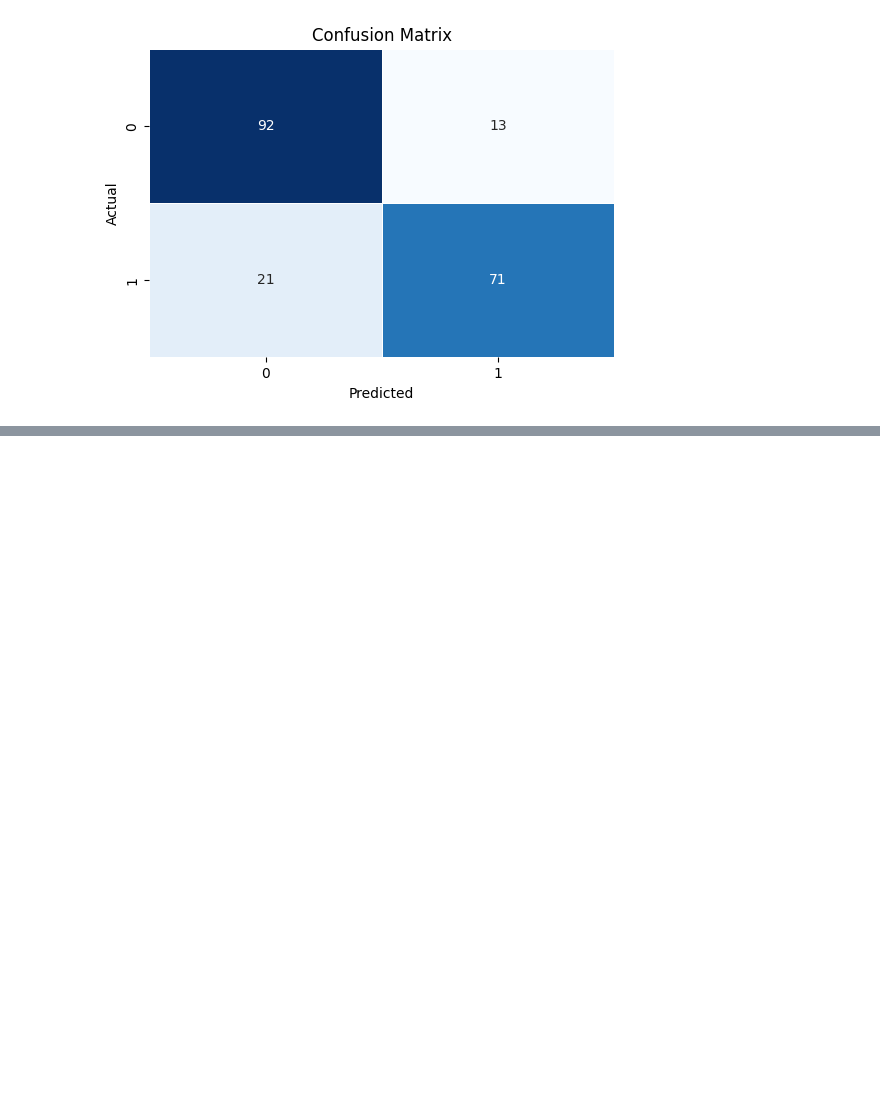
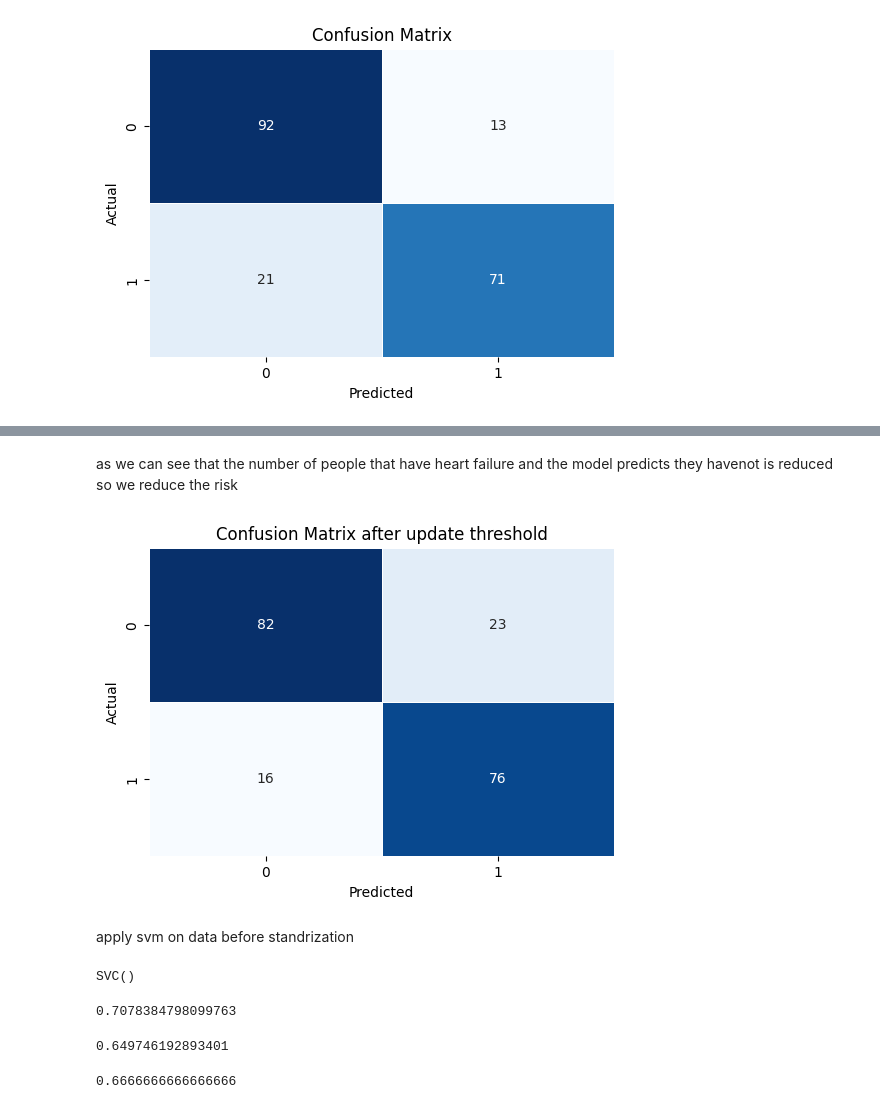
Before and after one commit to MoBialyy/MLprojHeartFailure, a Jupyter notebook: mL_project_(1)[1].ipynb, the cells around one changed output, grey strips where cells are left out. Cells and saved outputs as stored; diff of their text form; code cells hidden in the pictures; blank space fills up the shorter version.

```diff
--- a/mL_project_(1)[1].ipynb
+++ b/mL_project_(1)[1].ipynb
@@ -964,0 +967,3 @@ plt.show()
+# %%
+y_proba = model.predict_proba(X_test)[:, 1]
+y_true = y_test
@@ -964,0 +996,4 @@ plt.show()
+# %%
+# Apply a custom threshold to generate predictions
+threshold = 0.1  # Example threshold
+y_pred = (y_proba >= threshold).astype(int)  # Predicted labels based on the threshold
@@ -964,0 +1024,16 @@ plt.show()
+# %% [markdown]
+as we can see that the number of people that have heart failure and the model predicts they havenot is reduced so we reduce the risk
+# %%
+conf_matrix = confusion_matrix(y_test, y_pred)
+
+# Visualize the confusion matrix with a heatmap
+plt.figure(figsize=(6, 4))
+sns.heatmap(conf_matrix, annot=True, fmt='d', cmap='Blues', linewidths=.5, cbar=False)
+plt.title('Confusion Matrix after update threshold')
+plt.xlabel('Predicted')
+plt.ylabel('Actual')
+plt.show()
+# %% [output]
+[figure, added]
+# %% [markdown]
+apply svm on data before standrization
@@ -964,0 +1043,19 @@ plt.show()
+# %%
+model_svm.fit(X_train,y_train)
+# %% [output]
+SVC()
+# %%
+train_accuracy_svm = model_svm.score(X_train,y_train)
+train_accuracy_svm
+# %% [output]
+0.7078384798099763
+# %%
+test_accuracy_svm = model_svm.score(X_test,y_test)
+test_accuracy_svm
+# %% [output]
+0.649746192893401
+# %%
+validation_accuracy_svm = model_svm.score(X_val,y_val)
+validation_accuracy_svm
+# %% [output]
+0.6666666666666666
```
Also changed, not shown: parts of 43 cells of this notebook.
